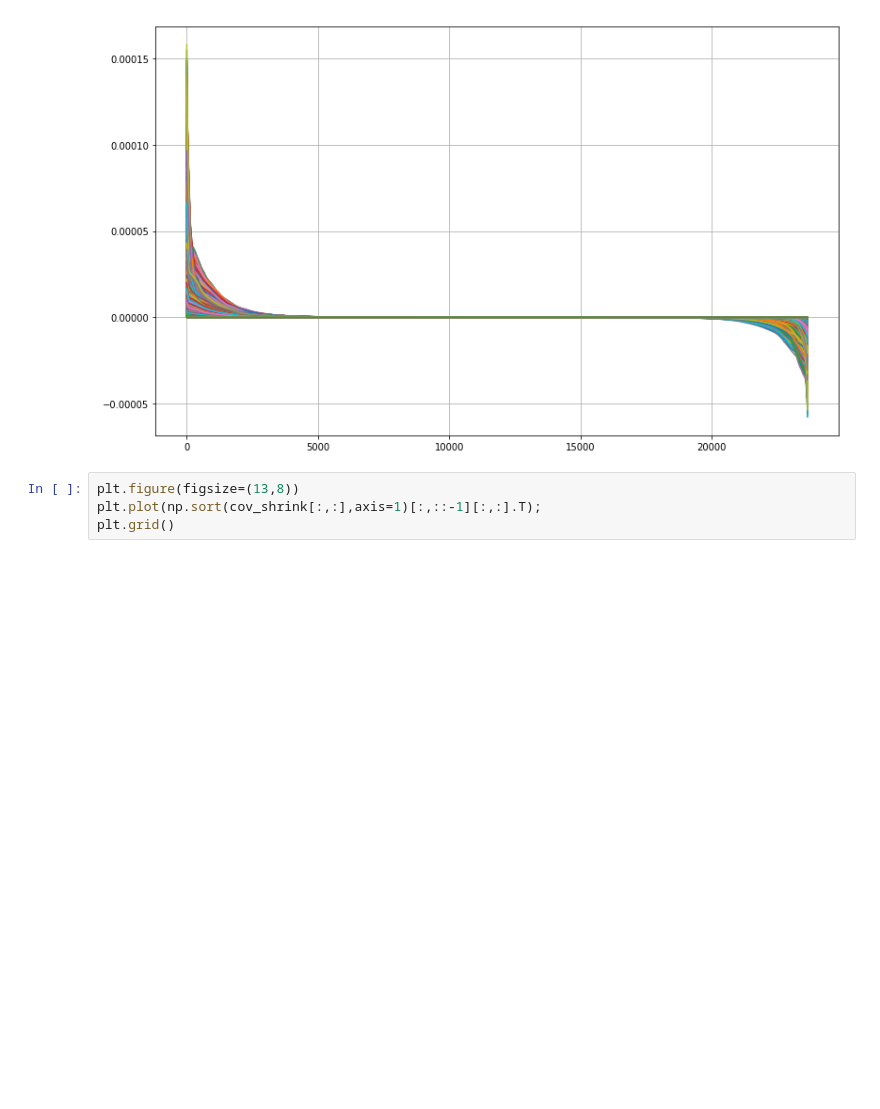
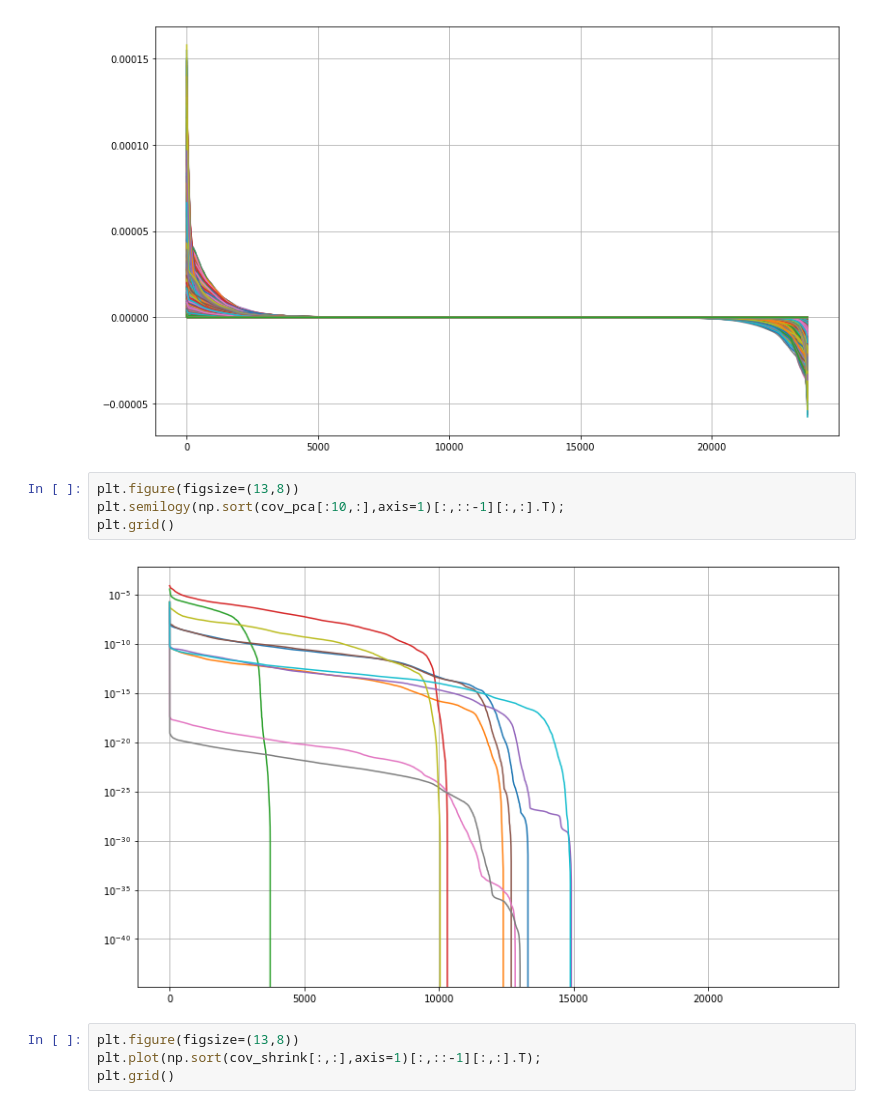
Before and after one commit to adrianlwn/MScProject_OptSensors_GP, a Jupyter notebook: Sensor Optimisation PCA.ipynb, the cells around one changed output. Cells and saved outputs as stored; diff of their text form; blank space fills up the shorter version.

```diff
--- a/Sensor Optimisation PCA.ipynb
+++ b/Sensor Optimisation PCA.ipynb
@@ -240,6 +240,12 @@ plt.plot(np.sort(cov_pca[:,:],axis=1)[:,::-1][:,:].T);
 plt.grid()
 # %% [output]
 [figure]
+# %%
+plt.figure(figsize=(13,8))
+plt.semilogy(np.sort(cov_pca[:10,:],axis=1)[:,::-1][:,:].T);
+plt.grid()
+# %% [output]
+[figure, added]
 # %%
 plt.figure(figsize=(13,8))
 plt.plot(np.sort(cov_shrink[:,:],axis=1)[:,::-1][:,:].T);
```
Also changed, not shown: 2 other files.
